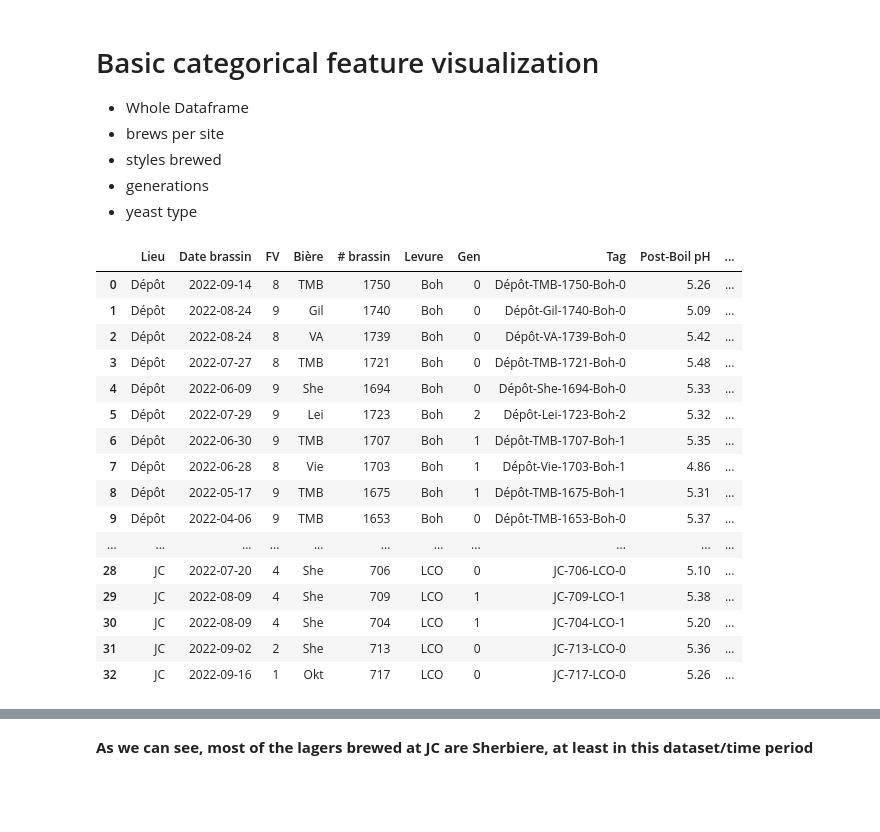
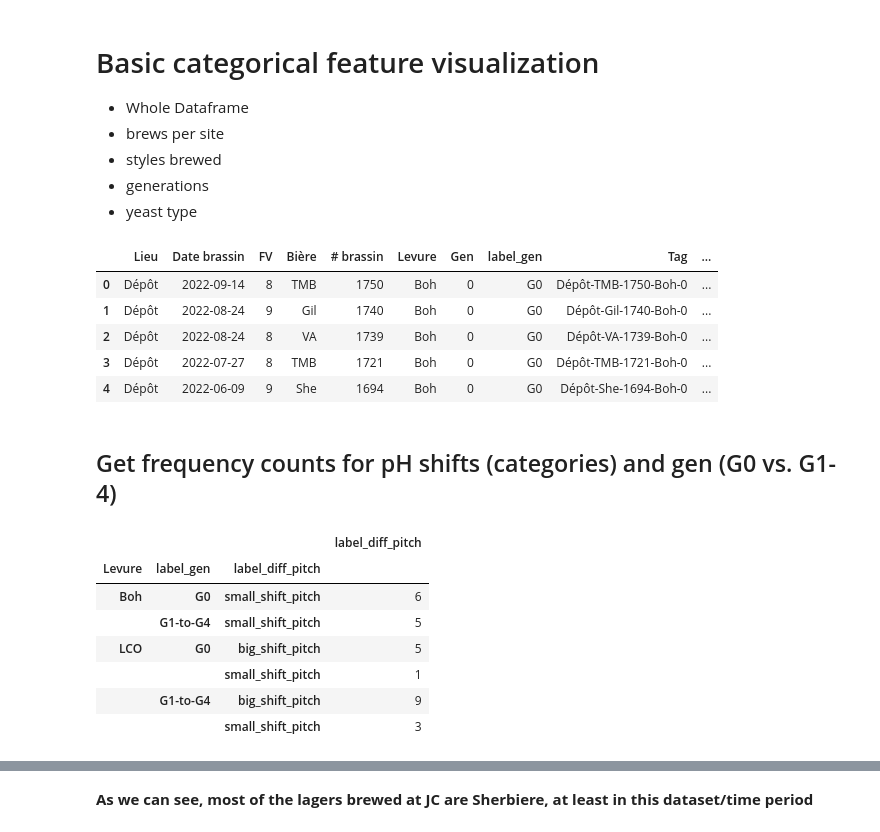
Before and after one commit to simlal/lager_ph_var, a Jupyter notebook: lager-ph-variation.ipynb, the cells around one changed output, grey strips where cells are left out. Drawn from its saved outputs; the diff is of its cells as text; code cells hidden in the pictures; blank space fills up the shorter version.

```diff
--- a/lager-ph-variation.ipynb
+++ b/lager-ph-variation.ipynb
@@ -57,15 +58,16 @@ dtype: float64
 - |diff pitch pH| >= 0.2 = big_shift_pitch
 - |diff pitch pH| < 0.2 = small_shift_pitch
 # %%
-def label_diff_pitch (row):
+def label_diff_pitch(row):
     if row['diff pitch pH'] <= -0.2 :
         return 'big_shift_pitch'
-    if row['diff pitch pH'] > -0.2 :
+    elif row['diff pitch pH'] > -0.2 :
         return 'small_shift_pitch'
     else :
         return 'NA'
 # Check for proper function behavior
 lab_diffpitch = df.apply(lambda row: label_diff_pitch(row), axis=1)
+#lab_diffpitch.head()
 # Apply to df and create column
 df.insert(12, "label_diff_pitch", lab_diffpitch)
 # %% [markdown]
@@ -74,14 +76,16 @@ df.insert(12, "label_diff_pitch", lab_diffpitch)
 - |diff tot pH| >= 1 = big_shift_tot
 - |diff tot pH| < 1 = small_shift_tot
 # %%
-def label_diff_tot (row):
+def label_diff_tot(row):
     if row['diff Total pH'] <= -1 :
         return 'big_shift_tot'
-    if row['diff Total pH'] > -1 :
+    elif row['diff Total pH'] > -1 :
         return 'small_shift_tot'
     else :
         return 'NA'
 # Check for proper function behavior
 lab_difftot = df.apply(lambda row: label_diff_tot(row), axis=1)
+#lab_difftot.head()
+
 # Apply to df and create column
 df.insert(14, "label_diff_tot", lab_difftot)
@@ -87,0 +97,13 @@ df.insert(14, "label_diff_tot", lab_difftot)
+# %%
+def label_gen(row):
+    if row['Gen'] == 0 :
+        return 'G0'
+    elif row['Gen'] >= 1 :
+        return 'G1-to-G4'
+    else :
+        return 'NA'
+# Check for proper function behavior
+lab_gen = df.apply(lambda row: label_gen(row), axis=1)
+# Apply to df and create column
+df.insert(7,"label_gen",lab_gen)
+df
@@ -94,22 +134,27 @@ df.insert(14, "label_diff_tot", lab_difftot)
 - yeast type
 # %%
 # View whole dataframe
-df
+df.head()
 # %% [output]
-|  | Lieu | Date brassin | FV | Bière | # brassin | Levure | Gen | Tag | Post-Boil pH | ... |
-| 0 | Dépôt | 2022-09-14 | 8 | TMB | 1750 | Boh | 0 | Dépôt-TMB-1750-Boh-0 | 5.26 | ... |
-| 1 | Dépôt | 2022-08-24 | 9 | Gil | 1740 | Boh | 0 | Dépôt-Gil-1740-Boh-0 | 5.09 | ... |
-| 2 | Dépôt | 2022-08-24 | 8 | VA | 1739 | Boh | 0 | Dépôt-VA-1739-Boh-0 | 5.42 | ... |
-| 3 | Dépôt | 2022-07-27 | 8 | TMB | 1721 | Boh | 0 | Dépôt-TMB-1721-Boh-0 | 5.48 | ... |
-| 4 | Dépôt | 2022-06-09 | 9 | She | 1694 | Boh | 0 | Dépôt-She-1694-Boh-0 | 5.33 | ... |
-| 5 | Dépôt | 2022-07-29 | 9 | Lei | 1723 | Boh | 2 | Dépôt-Lei-1723-Boh-2 | 5.32 | ... |
-| 6 | Dépôt | 2022-06-30 | 9 | TMB | 1707 | Boh | 1 | Dépôt-TMB-1707-Boh-1 | 5.35 | ... |
-| 7 | Dépôt | 2022-06-28 | 8 | Vie | 1703 | Boh | 1 | Dépôt-Vie-1703-Boh-1 | 4.86 | ... |
-| 8 | Dépôt | 2022-05-17 | 9 | TMB | 1675 | Boh | 1 | Dépôt-TMB-1675-Boh-1 | 5.31 | ... |
-| 9 | Dépôt | 2022-04-06 | 9 | TMB | 1653 | Boh | 0 | Dépôt-TMB-1653-Boh-0 | 5.37 | ... |
-| ... | ... | ... | ... | ... | ... | ... | ... | ... | ... | ... |
-| 28 | JC | 2022-07-20 | 4 | She | 706 | LCO | 0 | JC-706-LCO-0 | 5.10 | ... |
-| 29 | JC | 2022-08-09 | 4 | She | 709 | LCO | 1 | JC-709-LCO-1 | 5.38 | ... |
-| 30 | JC | 2022-08-09 | 4 | She | 704 | LCO | 1 | JC-704-LCO-1 | 5.20 | ... |
-| 31 | JC | 2022-09-02 | 2 | She | 713 | LCO | 0 | JC-713-LCO-0 | 5.36 | ... |
-| 32 | JC | 2022-09-16 | 1 | Okt | 717 | LCO | 0 | JC-717-LCO-0 | 5.26 | ... |
+|  | Lieu | Date brassin | FV | Bière | # brassin | Levure | Gen | label_gen | Tag | ... |
+| 0 | Dépôt | 2022-09-14 | 8 | TMB | 1750 | Boh | 0 | G0 | Dépôt-TMB-1750-Boh-0 | ... |
+| 1 | Dépôt | 2022-08-24 | 9 | Gil | 1740 | Boh | 0 | G0 | Dépôt-Gil-1740-Boh-0 | ... |
+| 2 | Dépôt | 2022-08-24 | 8 | VA | 1739 | Boh | 0 | G0 | Dépôt-VA-1739-Boh-0 | ... |
+| 3 | Dépôt | 2022-07-27 | 8 | TMB | 1721 | Boh | 0 | G0 | Dépôt-TMB-1721-Boh-0 | ... |
+| 4 | Dépôt | 2022-06-09 | 9 | She | 1694 | Boh | 0 | G0 | Dépôt-She-1694-Boh-0 | ... |
+# %% [markdown]
+## Get frequency counts for pH shifts (categories) and gen (G0 vs. G1-4)
+# %%
+# For pH shifts from post-boil to post-pitch
+df_diff_naless = df.dropna(subset=['diff pitch pH','diff Total pH'])
+counts_dp = df_diff_naless.groupby(['Levure','label_gen','label_diff_pitch'])['label_diff_pitch'].count()
+counts_dp.to_frame()
+# %% [output]
+|  |  |  | label_diff_pitch |
+| Levure | label_gen | label_diff_pitch |  |
+| Boh | G0 | small_shift_pitch | 6 |
+|  | G1-to-G4 | small_shift_pitch | 5 |
+| LCO | G0 | big_shift_pitch | 5 |
+|  |  | small_shift_pitch | 1 |
+|  | G1-to-G4 | big_shift_pitch | 9 |
+|  |  | small_shift_pitch | 3 |
```
Also changed, not shown: parts of 18 cells of this notebook.
